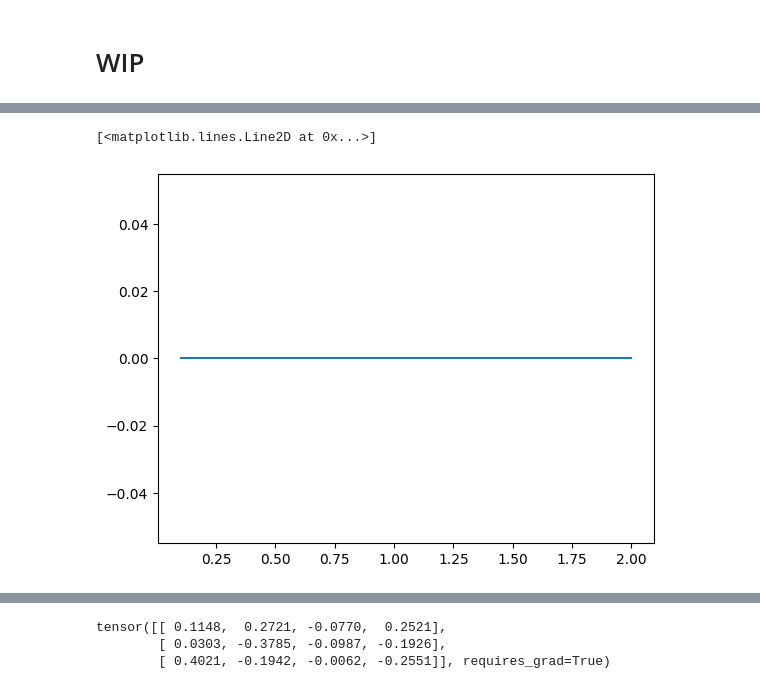
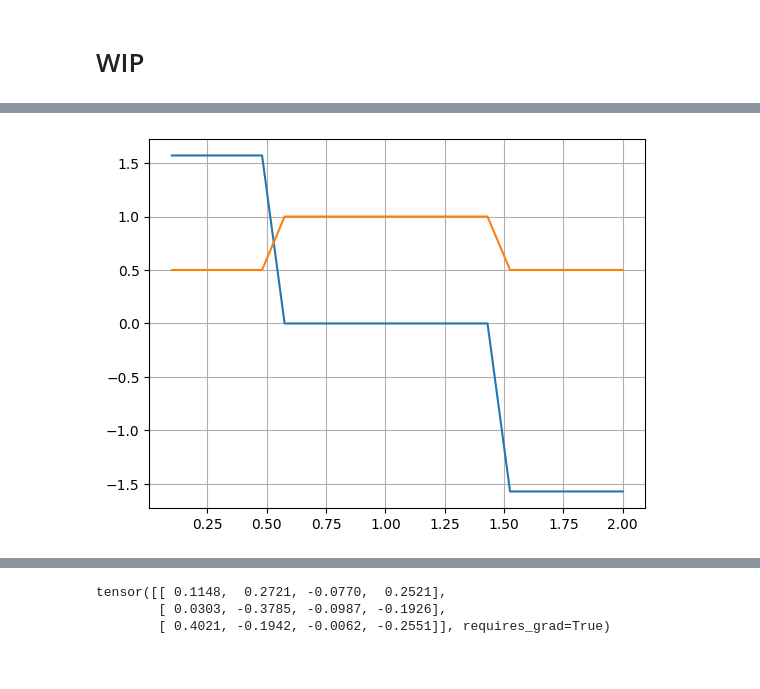
Before and after one commit to a-dag-a/sandbox__ML, a Jupyter notebook: autodiff/WIP.ipynb, the cells around one changed output, grey strips where cells are left out. Drawn from its saved outputs; the diff is of its cells as text; code cells hidden in the pictures.

```diff
--- a/autodiff/WIP.ipynb
+++ b/autodiff/WIP.ipynb
@@ -52,13 +56,17 @@ ___
 # %%
+# Define target polynomial
 w = torch.linspace(0.1,2,21) # for plotting
-polynomial_target = torch.zeros(len(w))
+# polynomial_target = torch.tensor(np.zeros(len(w),dtype='complex128')) # double precision hits a snag with autodiff
+polynomial_target = torch.tensor(np.zeros(len(w),dtype='complex64'))
+
 _w1 = int(0.25*len(w))
 _w2 = int(0.75*len(w))
 polynomial_target[0:_w1] = 0.5*np.exp(1j*0.5*np.pi)*torch.ones(len(w[0:_w1]))
 polynomial_target[_w1:_w2] = torch.ones(len(w[_w1:_w2])) # zero phase, flat passband target
 polynomial_target[_w2:] = 0.5*np.exp(-1j*0.5*np.pi)*torch.ones(len(w[_w2:]))
 plt.plot(w,np.angle(polynomial_target))
+plt.plot(w,np.abs(polynomial_target))
+plt.grid()
 # %% [output]
-[<matplotlib.lines.Line2D at 0x...>]
-[figure, old version]
+[figure, new version]
 # %%
```
Also changed, not shown: parts of 3 cells of this notebook.
